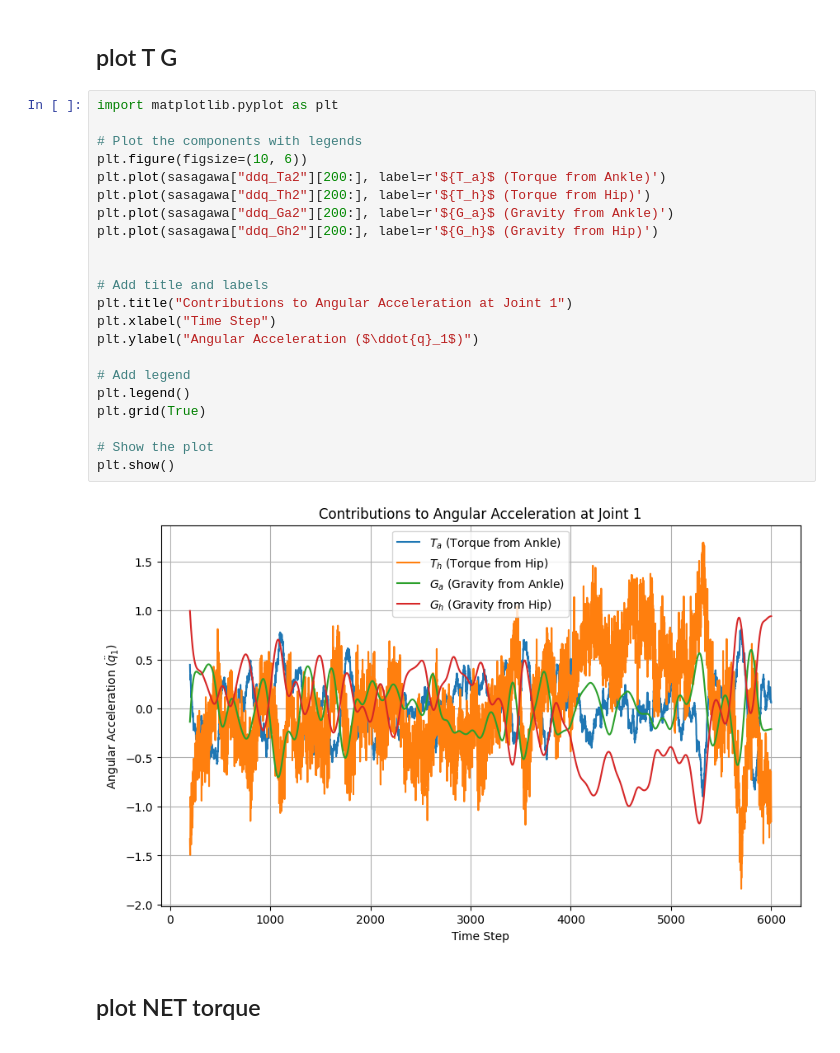
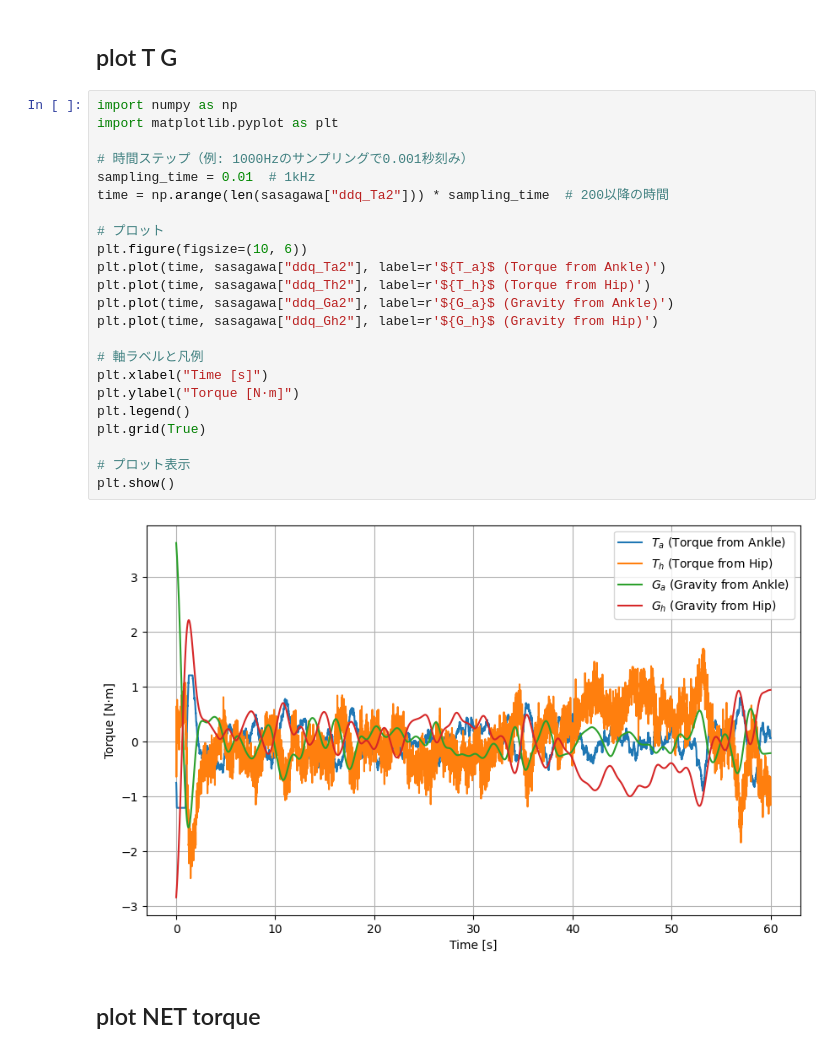
Before and after one commit to dalmatian-jp/MPC_donuts, a Jupyter notebook: data_analing.ipynb, the cells around one changed output. Cells and saved outputs as stored; diff of their text form.

```diff
--- a/data_analing.ipynb
+++ b/data_analing.ipynb
@@ -516,28 +800,29 @@ plt.show()
 # %% [markdown]
 ## plot T G
 # %%
+import numpy as np
 import matplotlib.pyplot as plt
 
-# Plot the components with legends
+# 時間ステップ（例: 1000Hzのサンプリングで0.001秒刻み）
+sampling_time = 0.01  # 1kHz
+time = np.arange(len(sasagawa["ddq_Ta2"])) * sampling_time  # 200以降の時間
+
+# プロット
 plt.figure(figsize=(10, 6))
-plt.plot(sasagawa["ddq_Ta2"][200:], label=r'${T_a}$ (Torque from Ankle)')
-plt.plot(sasagawa["ddq_Th2"][200:], label=r'${T_h}$ (Torque from Hip)')
-plt.plot(sasagawa["ddq_Ga2"][200:], label=r'${G_a}$ (Gravity from Ankle)')
-plt.plot(sasagawa["ddq_Gh2"][200:], label=r'${G_h}$ (Gravity from Hip)')
+plt.plot(time, sasagawa["ddq_Ta2"], label=r'${T_a}$ (Torque from Ankle)')
+plt.plot(time, sasagawa["ddq_Th2"], label=r'${T_h}$ (Torque from Hip)')
+plt.plot(time, sasagawa["ddq_Ga2"], label=r'${G_a}$ (Gravity from Ankle)')
+plt.plot(time, sasagawa["ddq_Gh2"], label=r'${G_h}$ (Gravity from Hip)')
 
-
-# Add title and labels
-plt.title("Contributions to Angular Acceleration at Joint 1")
-plt.xlabel("Time Step")
-plt.ylabel("Angular Acceleration ($\ddot{q}_1$)")
-
-# Add legend
+# 軸ラベルと凡例
+plt.xlabel("Time [s]")
+plt.ylabel("Torque [N·m]")
 plt.legend()
 plt.grid(True)
 
-# Show the plot
+# プロット表示
 plt.show()
 # %% [output]
-[figure, old version]
+[figure, new version]
 # %% [markdown]
 ## plot NET torque
```
Also changed, not shown: parts of 34 cells of this notebook, 1 other file.
